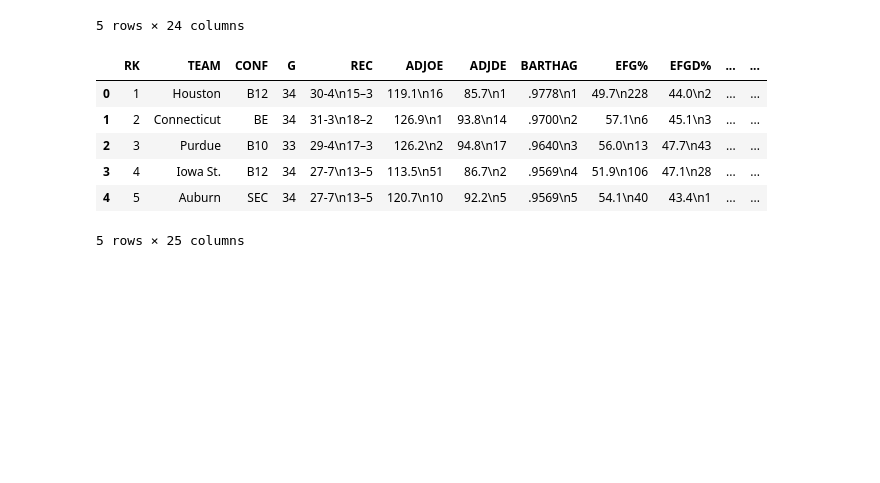
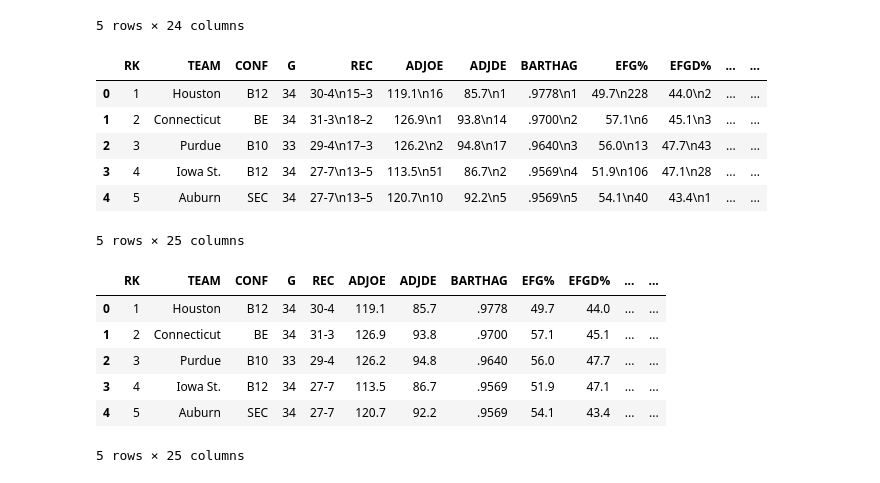
Before and after one commit to glenjoy99/bracket_prediction24, a Jupyter notebook: cleaner.ipynb, the cells around one changed output. Saved outputs shown, nothing was run; the diff lists cells and outputs as text; code cells hidden in the pictures; blank space fills up the shorter version.

```diff
--- a/cleaner.ipynb
+++ b/cleaner.ipynb
@@ -47,0 +43,10 @@ teams24.head()
+# %%
+teams24.head()
+# %% [output]
+|  | RK | TEAM | CONF | G | REC | ADJOE | ADJDE | BARTHAG | EFG% | EFGD% | ... | ... |
+| 0 | 1 | Houston | B12 | 34 | 30-4 | 119.1 | 85.7 | .9778 | 49.7 | 44.0 | ... | ... |
+| 1 | 2 | Connecticut | BE | 34 | 31-3 | 126.9 | 93.8 | .9700 | 57.1 | 45.1 | ... | ... |
+| 2 | 3 | Purdue | B10 | 33 | 29-4 | 126.2 | 94.8 | .9640 | 56.0 | 47.7 | ... | ... |
+| 3 | 4 | Iowa St. | B12 | 34 | 27-7 | 113.5 | 86.7 | .9569 | 51.9 | 47.1 | ... | ... |
+| 4 | 5 | Auburn | SEC | 34 | 27-7 | 120.7 | 92.2 | .9569 | 54.1 | 43.4 | ... | ... |
+5 rows × 25 columns
```
Also changed, not shown: parts of 9 cells of this notebook, 3 other files.
